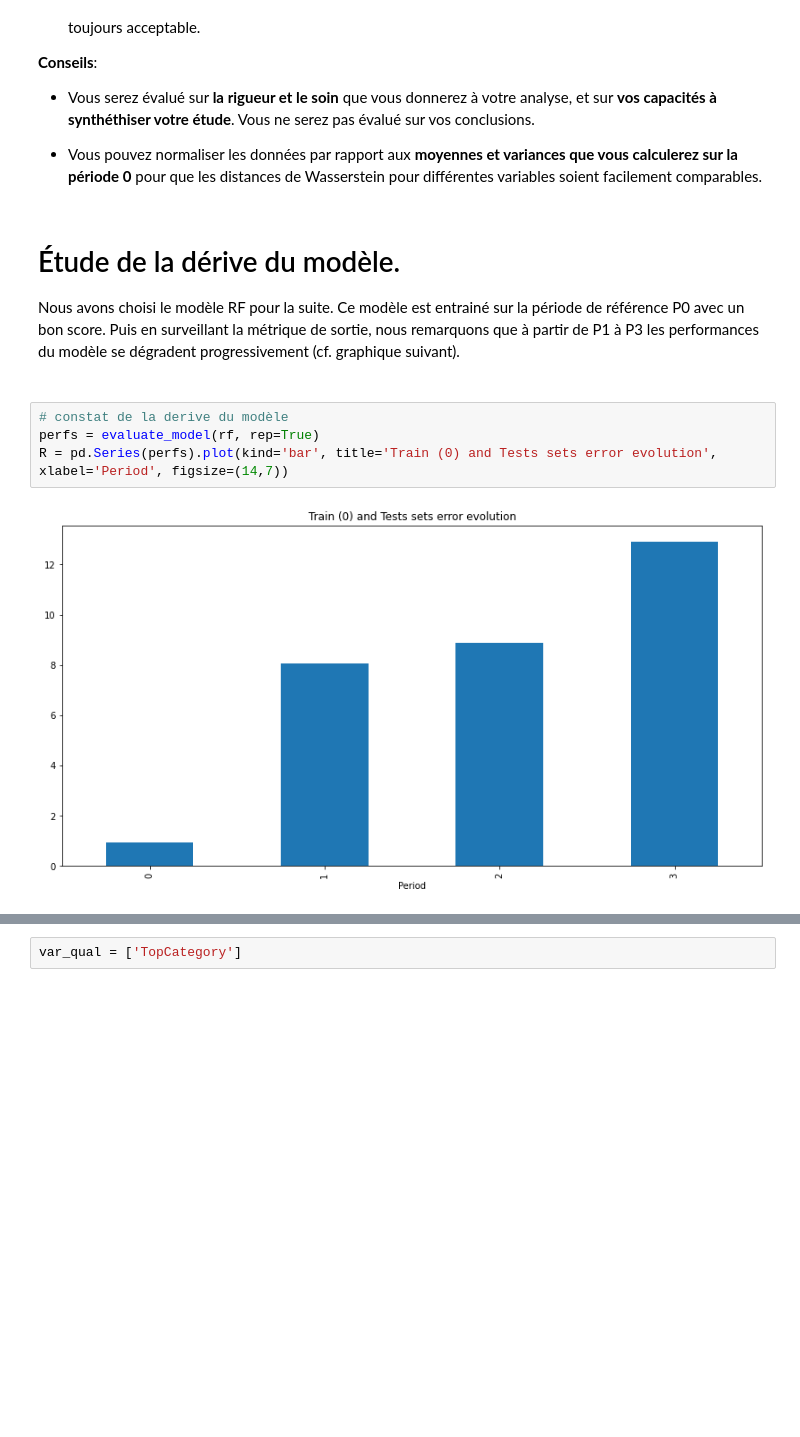
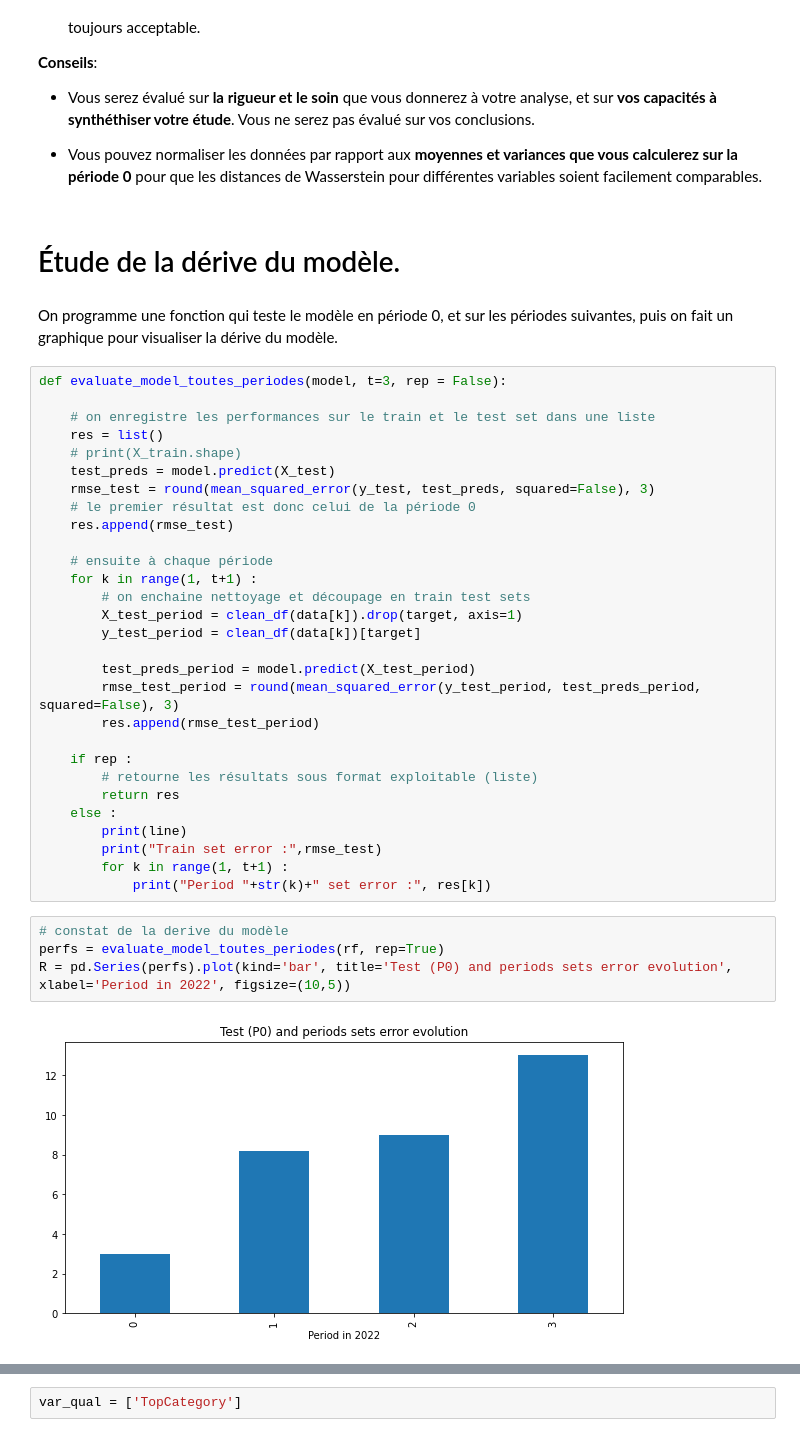
Before and after one commit to fereol023/Test_Technique_DA, a Jupyter notebook: TestTechniqueDerive_Sujet.ipynb, the cells around one changed output, grey strips where cells are left out. Saved outputs shown, nothing was run; the diff lists cells and outputs as text; blank space fills up the shorter version.

```diff
--- a/TestTechniqueDerive_Sujet.ipynb
+++ b/TestTechniqueDerive_Sujet.ipynb
@@ -424,13 +391,40 @@ Le modèle *Random Forest* apprend mieux sur les données, il fait en moyenne mo
 * Vous pouvez normaliser les données par rapport aux **moyennes et variances que vous calculerez sur la période 0** pour que les distances de Wasserstein pour différentes variables soient facilement comparables.
 # %% [markdown]
 # Étude de la dérive du modèle.
-
-Nous avons choisi le modèle RF pour la suite. Ce modèle est entrainé sur la période de référence P0 avec un bon score.
-Puis en surveillant la métrique de sortie, nous remarquons que à partir de P1 à P3 les performances du modèle se dégradent
-progressivement (cf. graphique suivant). <br><br>
+# %% [markdown]
+On programme une fonction qui teste le modèle en période 0, et sur les périodes suivantes, puis on fait un graphique pour visualiser la dérive du modèle.
+# %%
+def evaluate_model_toutes_periodes(model, t=3, rep = False):
+
+    # on enregistre les performances sur le train et le test set dans une liste
+    res = list()
+    # print(X_train.shape)
+    test_preds = model.predict(X_test)
+    rmse_test = round(mean_squared_error(y_test, test_preds, squared=False), 3)
+    # le premier résultat est donc celui de la période 0
+    res.append(rmse_test)
+
+    # ensuite à chaque période
+    for k in range(1, t+1) :
+        # on enchaine nettoyage et découpage en train test sets
+        X_test_period = clean_df(data[k]).drop(target, axis=1)
+        y_test_period = clean_df(data[k])[target]
+
+        test_preds_period = model.predict(X_test_period)
+        rmse_test_period = round(mean_squared_error(y_test_period, test_preds_period, squared=False), 3)
+        res.append(rmse_test_period)
+
+    if rep :
+        # retourne les résultats sous format exploitable (liste)
+        return res
+    else :
+        print(line)
+        print("Train set error :",rmse_test)
+        for k in range(1, t+1) :
+            print("Period "+str(k)+" set error :", res[k])
 # %%
 # constat de la derive du modèle
-perfs = evaluate_model(rf, rep=True)
-R = pd.Series(perfs).plot(kind='bar', title='Train (0) and Tests sets error evolution', xlabel='Period', figsize=(14,7))
+perfs = evaluate_model_toutes_periodes(rf, rep=True)
+R = pd.Series(perfs).plot(kind='bar', title='Test (P0) and periods sets error evolution', xlabel='Period in 2022', figsize=(10,5))
 # %% [output]
-[figure, old version]
+[figure, new version]
```
Also changed, not shown: parts of 46 cells of this notebook.
